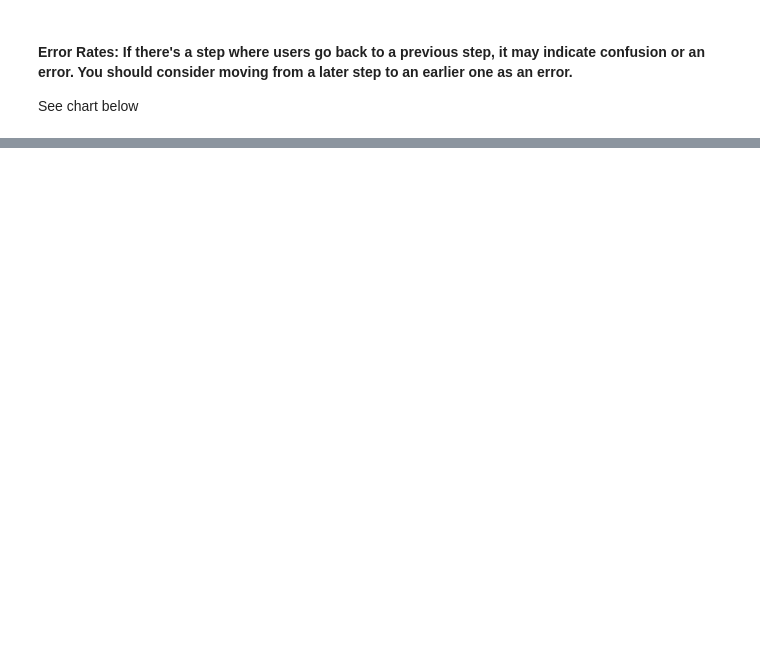
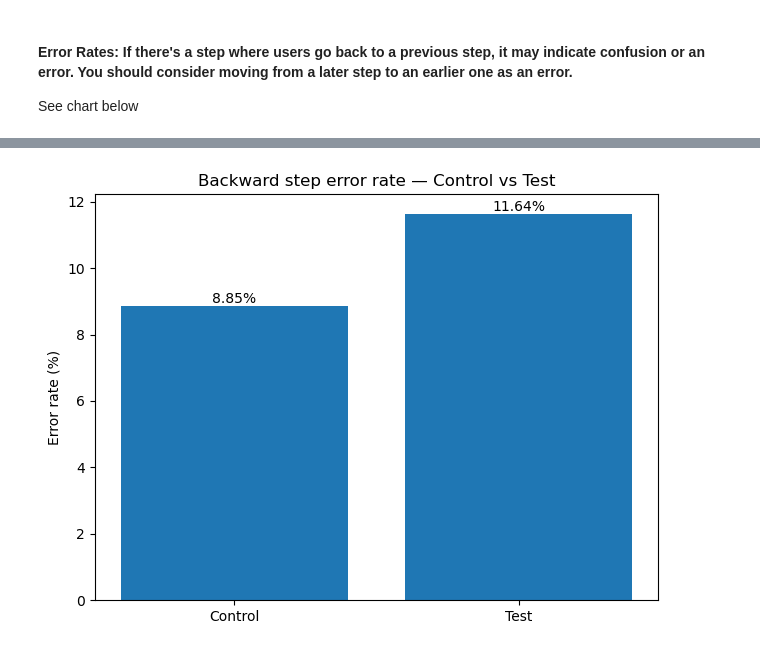
Before and after one commit to MiaZhou112/Vanguard-AB-Testing, a Jupyter notebook: project_5.ipynb, the cells around one changed output, grey strips where cells are left out. Drawn from its saved outputs; the diff is of its cells as text; code cells hidden in the pictures; blank space fills up the shorter version.

```diff
--- a/project_5.ipynb
+++ b/project_5.ipynb
@@ -1127,57 +1036,45 @@ Average minutes per step (rows=steps):
 
 See chart below
 # %%
-# ---------- Setup ----------
 STEP_ORDER = ['start','step_1','step_2','step_3','confirm']
-RANK = {s:i for i,s in enumerate(STEP_ORDER)}
-KEYS = ['client_id','visit_id'] if 'visit_id' in df_final_clean.columns else ['client_id']
+rank = {s:i for i,s in enumerate(STEP_ORDER)}
 
-def build_transitions(df):
-    """Create step-to-next-step transitions per (variation, visit), with is_error flag."""
-    d = (df[['variation_cleaned','client_id','visit_id','process_step','date_time']]
-         .dropna(subset=['client_id','process_step','date_time'])
-         .copy())
-    d = d[d['process_step'].isin(STEP_ORDER)]
-    d['date_time'] = pd.to_datetime(d['date_time'], errors='coerce')
-    d = d.dropna(subset=['date_time']).sort_values(['variation_cleaned'] + KEYS + ['date_time'])
+cols = ['variation_cleaned','client_id','visit_id','process_step','date_time']
+d = df_final_clean[cols].dropna().copy()
+d['variation_cleaned'] = d['variation_cleaned'].str.lower()
+d['date_time'] = pd.to_datetime(d['date_time'], errors='coerce')
+d = d.dropna(subset=['date_time'])
+d = d[d['process_step'].isin(STEP_ORDER)].sort_values(
+    ['variation_cleaned','client_id','visit_id','date_time']
+)
 
-    # next step within the same visit & variation
-    d['next_step'] = d.groupby(['variation_cleaned'] + KEYS)['process_step'].shift(-1)
+grp = ['variation_cleaned','client_id','visit_id']
+d['next_step'] = d.groupby(grp)['process_step'].shift(-1)
 
-    # keep valid transitions and rank them
-    t = d.dropna(subset=['next_step']).copy()
-    t['from_rank'] = t['process_step'].map(RANK)
-    t['to_rank']   = t['next_step'].map(RANK)
-    t = t.dropna(subset=['from_rank','to_rank'])
+t = d.dropna(subset=['next_step']).copy()
+t['from_rank'] = t['process_step'].map(rank)
+t['to_rank']   = t['next_step'].map(rank)
+t['is_error']  = t['to_rank'] < t['from_rank']
 
-    # backward = error
-    t['is_error'] = t['to_rank'] < t['from_rank']
-    return t
+summary = (t.groupby('variation_cleaned')['is_error']
+             .agg(errors='sum', transitions='count')
+             .reindex(['control','test'])
+             .fillna(0))
 
-# Build transitions from Control/Test-only data
-trans = build_transitions(df_final_clean)
+# add percentage safely
+den = summary['transitions'].replace(0, np.nan)
+summary['error_pct'] = (summary['errors'] / den * 100).round(2)
+summary = summary.fillna(0)
 
-# ---------- KPIs ----------
-# Overall
-overall_err = (trans['is_error'].mean() * 100) if len(trans) else 0.0
-print(f"Overall backward (error) rate: {overall_err:.2f}% "
-      f"({trans['is_error'].sum():,} / {len(trans):,} transitions)")
+print("Backward (error) transitions — Control vs Test")
+print(summary)
 
-# By variation
-err_by_var = (trans.groupby('variation_cleaned')['is_error']
-                 .mean().mul(100).round(2)).reindex(['control','test'])
-print("\nBackward (error) rate by variation (%):\n", err_by_var)
-
-# Where do errors happen most? (top backward pairs per variation)
-pairs = (trans.loc[trans['is_error'], ['variation_cleaned','process_step','next_step']]
-         .value_counts()
-         .rename('count')
-         .reset_index())
-print("\nTop backward pairs per variation:")
-for var in ['control','test']:
-    top = (pairs[pairs['variation_cleaned']==var]
-           .assign(pair=lambda x: x['process_step'] + '→' + x['next_step'])
-           .nlargest(10, 'count')[['pair','count']])
-    if not top.empty:
-        print(f"\n{var.title()}:\n{top.to_string(index=False)}")
+# quick bar chart
+plt.figure()
+plt.bar(summary.index.str.title(), summary['error_pct'].values)
+for i, v in enumerate(summary['error_pct'].values):
+    plt.text(i, v, f'{v:.2f}%', ha='center', va='bottom')
+plt.ylabel('Error rate (%)')
+plt.title('Backward step error rate — Control vs Test')
+plt.tight_layout(); plt.show()
 # %% [output]
@@ -1200,0 +1086 @@ confirm→step_2      1
+[figure, added]
```
Also changed, not shown: parts of 29 cells of this notebook.
